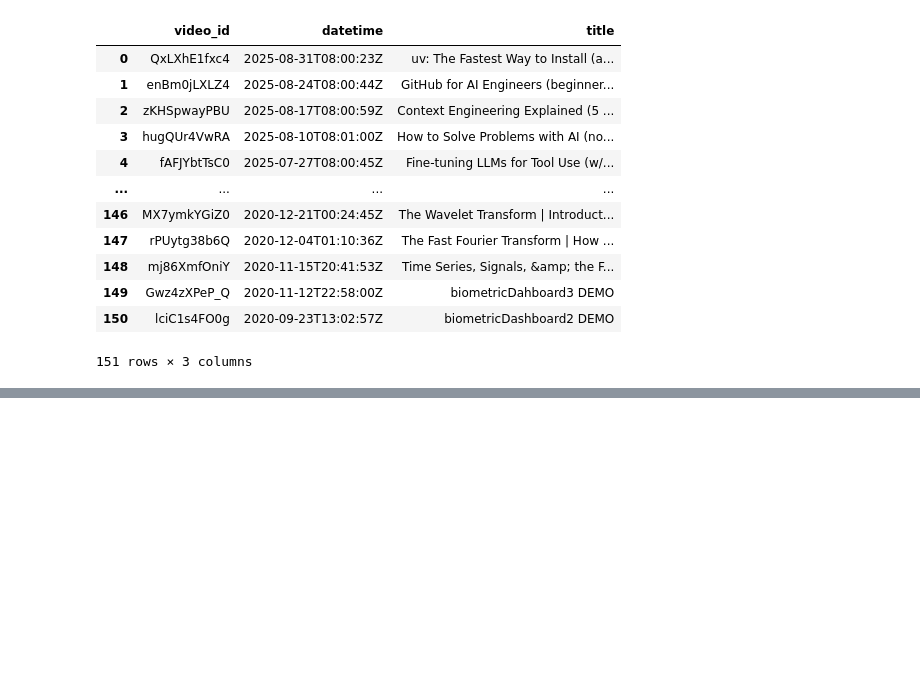
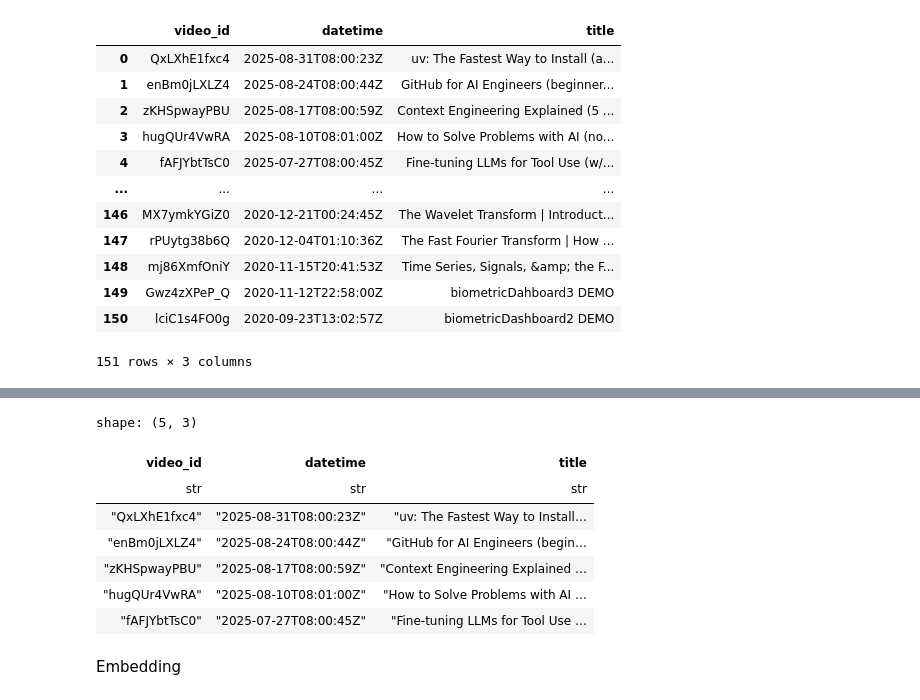
Before and after one commit to UdaraChamidu/Full-Stack-Data-Science-Project, a Jupyter notebook: extract_video_names.ipynb, the cells around one changed output, grey strips where cells are left out. Cells and saved outputs as stored; diff of their text form; code cells hidden in the pictures; blank space fills up the shorter version.

```diff
--- a/extract_video_names.ipynb
+++ b/extract_video_names.ipynb
@@ -157,0 +184,13 @@ pd.read_csv("data/video-ids.csv")
+# %%
+df_eval.head()
+# %% [output]
+shape: (5, 3)
+| video_id | datetime | title |
+| str | str | str |
+| "QxLXhE1fxc4" | "2025-08-31T08:00:23Z" | "uv: The Fastest Way to Install… |
+| "enBm0jLXLZ4" | "2025-08-24T08:00:44Z" | "GitHub for AI Engineers (begin… |
+| "zKHSpwayPBU" | "2025-08-17T08:00:59Z" | "Context Engineering Explained … |
+| "hugQUr4VwRA" | "2025-08-10T08:01:00Z" | "How to Solve Problems with AI … |
+| "fAFJYbtTsC0" | "2025-07-27T08:00:45Z" | "Fine-tuning LLMs for Tool Use … |
+# %% [markdown]
+Embedding
```
Also changed, not shown: parts of 12 cells of this notebook.
